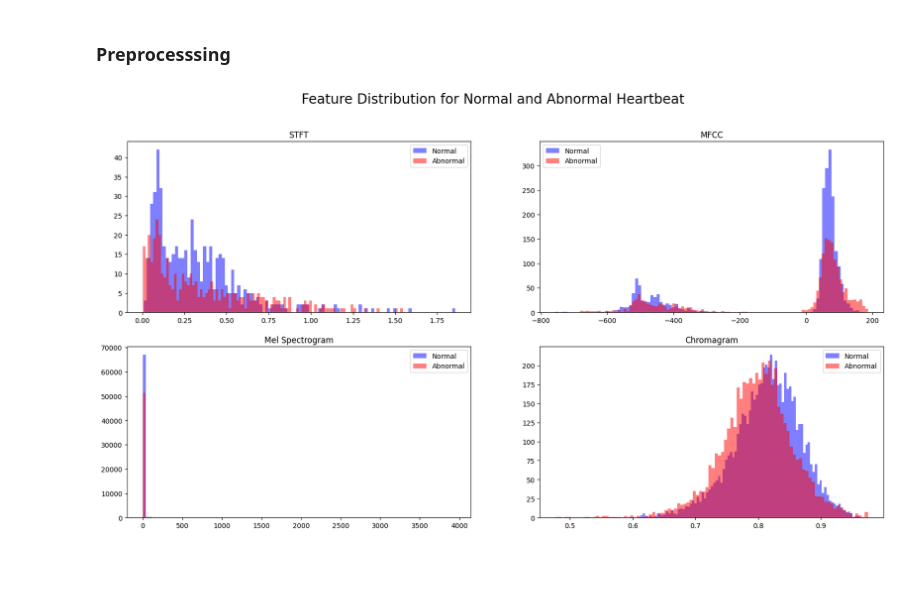
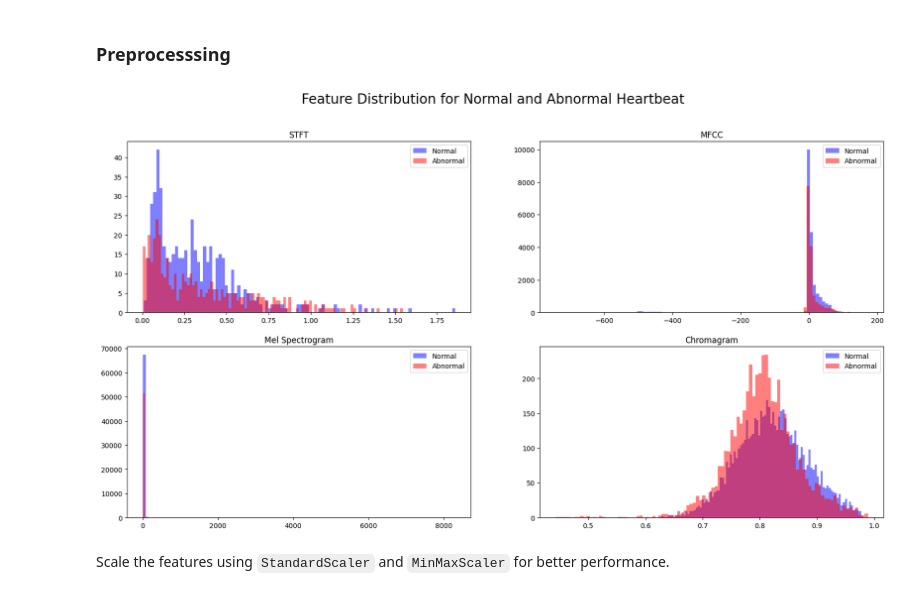
Before and after one commit to Shurtu-gal/heart-classification, a Jupyter notebook: heart_signal_classification.ipynb, the cells around one changed output. Cells and saved outputs as stored; diff of their text form; code cells hidden in the pictures; blank space fills up the shorter version.

```diff
--- a/heart_signal_classification.ipynb
+++ b/heart_signal_classification.ipynb
@@ -30,6 +34,6 @@ def load_data(data_dir):
     return data, np.array(sample_rate), np.array(labels)
 
 data, sample_rate, labels = load_data(data_dir)
-sample_rate = np.unique(sample_rate)[0]
+sample_rate = 4000
 print("Sample rate: ", sample_rate)
 # %% [output]
@@ -131,7 +116,7 @@ def extract_features(data, print_string="Extracting Features"):
     for audio in data:
         stft = np.abs(librosa.stft(audio))
         stft_features.append(np.mean(stft))
-        mfccs = np.mean(librosa.feature.mfcc(y=audio, sr=sample_rate, n_mfcc=4).T, axis=0)
+        mfccs = np.mean(librosa.feature.mfcc(y=audio, sr=sample_rate, n_mfcc=40).T, axis=0)
         mfcc_features.append(mfccs)
         mel_spectrogram = np.mean(librosa.feature.melspectrogram(y=audio, sr=sample_rate).T, axis=0)
         mel_spectrogram_features.append(mel_spectrogram)
@@ -139,7 +124,7 @@ def extract_features(data, print_string="Extracting Features"):
         chromagram_features.append(chromagram)
 
     print(f'{print_string} Done: STFT: {stft_features[0].shape}, MFCC: {mfcc_features[0].shape}, Mel Spectrogram: {mel_spectrogram_features[0].shape}, Chromagram: {chromagram_features[0].shape}')
-    return np.hstack((np.array(stft_features).reshape(-1, 1), np.array(mfcc_features), np.array(mel_spectrogram_features), np.array(chromagram_features)))
+    return np.hstack((np.array(stft_features).reshape(-1, 1),  np.array(mfcc_features), np.array(mel_spectrogram_features), np.array(chromagram_features)))
 
 features = extract_features(data)
 # %% [output]
@@ -175,43 +160,27 @@ Number of features per sample: 145
 # %%
 # Check feature distribution for each label
 normal_features = np.array(features_df[features_df['labels'] == 'normal'].drop('labels', axis=1))
 abnormal_features = np.array(features_df[features_df['labels'] == 'abnormal'].drop('labels', axis=1))
 
 fig, axes = plt.subplots(2, 2, figsize=(20, 10))
 fig.suptitle('Feature Distribution for Normal and Abnormal Heartbeat', fontsize=20)
 
+def plot_distribution(normal_data, abnormal_data, feature_name, pos):
+    plt.subplot(2, 2, pos)
+    plt.title(feature_name)
+    plt.hist(normal_data, bins=100, alpha=0.5, color='b', label='Normal')
+    plt.hist(abnormal_data, bins=100, alpha=0.5, color='r', label='Abnormal')
+    plt.legend()
 
-# STFT
-plt.subplot(2, 2, 1)
-plt.title('STFT')
-plt.hist(normal_features[:, 0], bins=100, alpha=0.5, color='b', label='Normal')
-plt.hist(abnormal_features[:, 0], bins=100, alpha=0.5, color='r', label='Abnormal')
-plt.legend()
 
-# MFCC
-plt.subplot(2, 2, 2)
-plt.title('MFCC')
-plt.hist(normal_features[:, 1:5].flatten(), bins=100, alpha=0.5, color='b', label='Normal')
-plt.hist(abnormal_features[:, 1:5].flatten(), bins=100, alpha=0.5, color='r', label='Abnormal')
-plt.legend()
-
-# Mel Spectrogram
-plt.subplot(2, 2, 3)
-plt.title('Mel Spectrogram')
-plt.hist(normal_features[:, 5:133].flatten(), bins=100, alpha=0.5, color='b', label='Normal')
-plt.hist(abnormal_features[:, 5:133].flatten(), bins=100, alpha=0.5, color='r', label='Abnormal')
-plt.legend()
-
-# Chromagram
-plt.subplot(2, 2, 4)
-plt.title('Chromagram')
-plt.hist(normal_features[:, 133:].flatten(), bins=100, alpha=0.5, color='b', label='Normal')
-plt.hist(abnormal_features[:, 133:].flatten(), bins=100, alpha=0.5, color='r', label='Abnormal')
-plt.legend()
+plot_distribution(normal_features[:, 0], abnormal_features[:, 0], 'STFT', 1)
+plot_distribution(normal_features[:, 1:41].flatten(), abnormal_features[:, 1:41].flatten(), 'MFCC', 2)
+plot_distribution(normal_features[:, 41:169].flatten(), abnormal_features[:, 41:169].flatten(), 'Mel Spectrogram', 3)
+plot_distribution(normal_features[:, 169:].flatten(), abnormal_features[:, 169:].flatten(), 'Chromagram', 4)
 
 plt.show()
 # %% [output]
-[figure, old version]
+[figure, new version]
 # %%
 # Get parameters for the STFT, MFCC, Mel Spectrogram and Chromagram features (mean, std, min, max)
 def print_params(features_df):
@@ -224,6 +193,8 @@ def print_params(features_df):
     print(f'MFCC Features: mean: {features_df_mfcc.stack().mean()}, std: {features_df_mfcc.stack().std()}, min: {features_df_mfcc.min().min()}, max: {features_df_mfcc.max().max()}')
     print(f'Mel Spectrogram Features: mean: {features_df_mel_spectrogram.stack().mean()}, std: {features_df_mel_spectrogram.stack().std()}, min: {features_df_mel_spectrogram.min().min()}, max: {features_df_mel_spectrogram.max().max()}')
     print(f'Chromagram Features: mean: {features_df_chromagram.stack().mean()}, std: {features_df_chromagram.stack().std()}, min: {features_df_chromagram.min().min()}, max: {features_df_chromagram.max().max()}')
+# %% [markdown]
+Scale the features using `StandardScaler` and `MinMaxScaler` for better performance.
 # %%
 # Feature Scaling and Normalization
 from sklearn.preprocessing import StandardScaler
```
Also changed, not shown: parts of 31 cells of this notebook.
